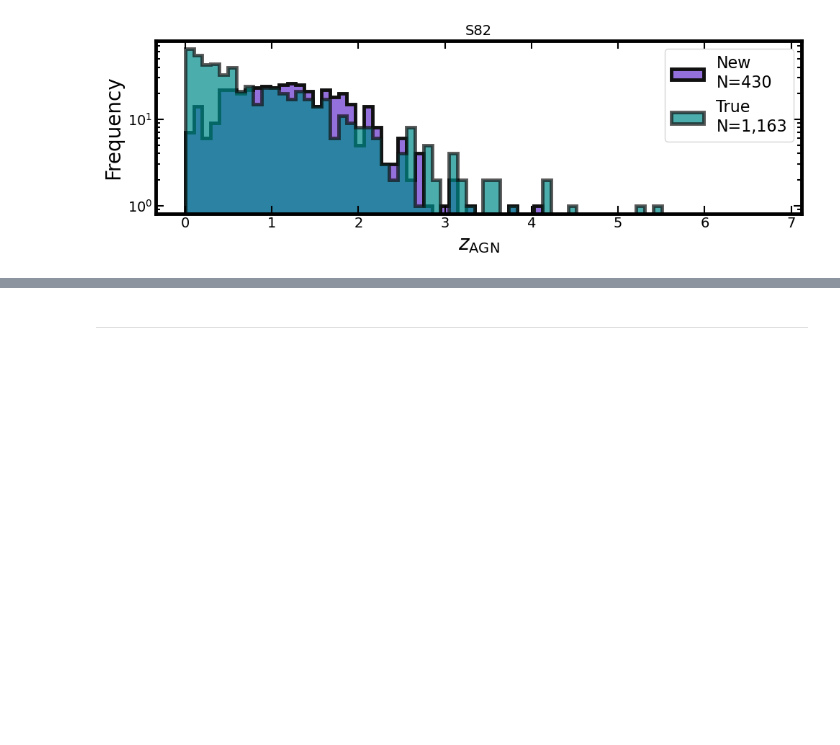
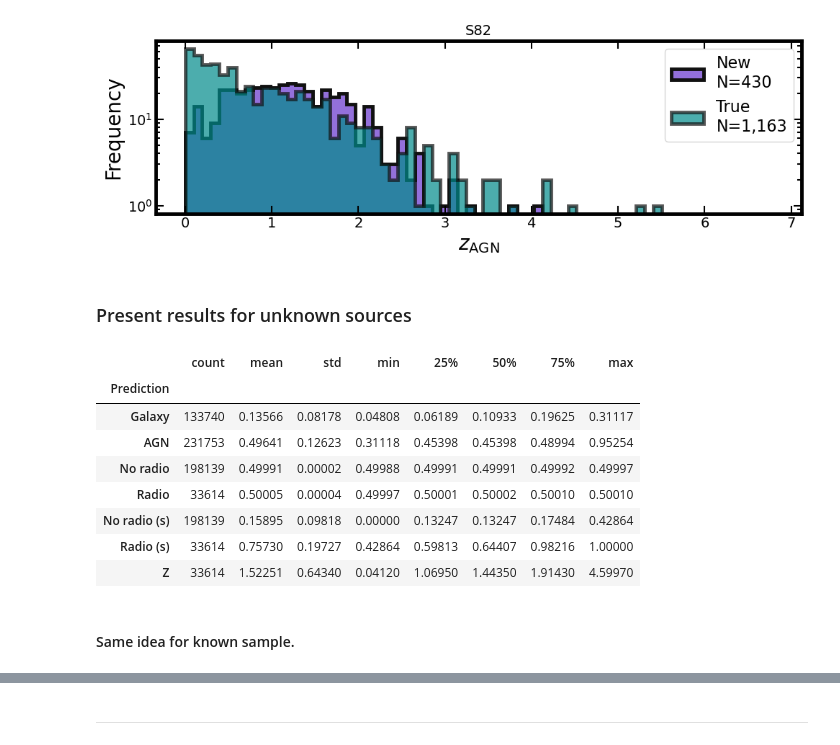
Before and after one commit to racarvajal/Pipeline_RG_z_ML, a Jupyter notebook: ML_12.ipynb, the cells around one changed output, grey strips where cells are left out. Cells and saved outputs as stored; diff of their text form; code cells hidden in the pictures; blank space fills up the shorter version.

Commit message:
add summary table unkown sample

```diff
--- a/ML_12.ipynb
+++ b/ML_12.ipynb
@@ -1390,3 +1392,34 @@ if save_plot_flag:
 plt.show()
 # %% [output]
 [figure]
+# %% [markdown]
+### Present results for unknown sources
+# %%
+unk_summary_AGN_gal                 = unknown_cat_df.loc[:, 'Score_AGN'].groupby(unknown_cat_df.loc[:, 'pred_class']).describe()
+unk_summary_radio                   = unknown_cat_df.loc[filter_AGN_unk_p,
+                                                         'Score_radio'].groupby(unknown_cat_df.loc[filter_AGN_unk_p,
+                                                                                                   'pred_radio']).describe()
+unk_summary_radio_scaled            = unknown_cat_df.loc[filter_AGN_unk_p,
+                                                         'scaled_score_radio'].groupby(unknown_cat_df.loc[filter_AGN_unk_p,
+                                                                                                   'pred_radio']).describe()
+unk_summary_z                       = unknown_cat_df.loc[filter_radio_AGN_unk_p, 'pred_Z'].describe()
+unk_summary_AGN_radio               = pd.concat([unk_summary_AGN_gal, unk_summary_radio, unk_summary_radio_scaled])
+unk_summary_AGN_radio['Prediction'] = ['Galaxy', 'AGN', 'No radio', 'Radio', 'No radio (s)', 'Radio (s)']
+unk_summary_AGN_radio               = unk_summary_AGN_radio.set_index('Prediction', drop=True)
+unk_summary_AGN_radio.loc['Z']      = unk_summary_z
+# %%
+unk_summary_AGN_radio.loc[:, 'count'] = unk_summary_AGN_radio.loc[:, 'count'].astype(int)
+with pd.option_context('display.float_format', '{:.5f}'.format):
+    display(unk_summary_AGN_radio)
+# %% [output]
+|  | count | mean | std | min | 25% | 50% | 75% | max |
+| Prediction |  |  |  |  |  |  |  |  |
+| Galaxy | 133740 | 0.13566 | 0.08178 | 0.04808 | 0.06189 | 0.10933 | 0.19625 | 0.31117 |
+| AGN | 231753 | 0.49641 | 0.12623 | 0.31118 | 0.45398 | 0.45398 | 0.48994 | 0.95254 |
+| No radio | 198139 | 0.49991 | 0.00002 | 0.49988 | 0.49991 | 0.49991 | 0.49992 | 0.49997 |
+| Radio | 33614 | 0.50005 | 0.00004 | 0.49997 | 0.50001 | 0.50002 | 0.50010 | 0.50010 |
+| No radio (s) | 198139 | 0.15895 | 0.09818 | 0.00000 | 0.13247 | 0.13247 | 0.17484 | 0.42864 |
+| Radio (s) | 33614 | 0.75730 | 0.19727 | 0.42864 | 0.59813 | 0.64407 | 0.98216 | 1.00000 |
+| Z | 33614 | 1.52251 | 0.64340 | 0.04120 | 1.06950 | 1.44350 | 1.91430 | 4.59970 |
+# %% [markdown]
+#### Same idea for known sample.
```
Also changed, not shown: parts of 4 cells of this notebook.
